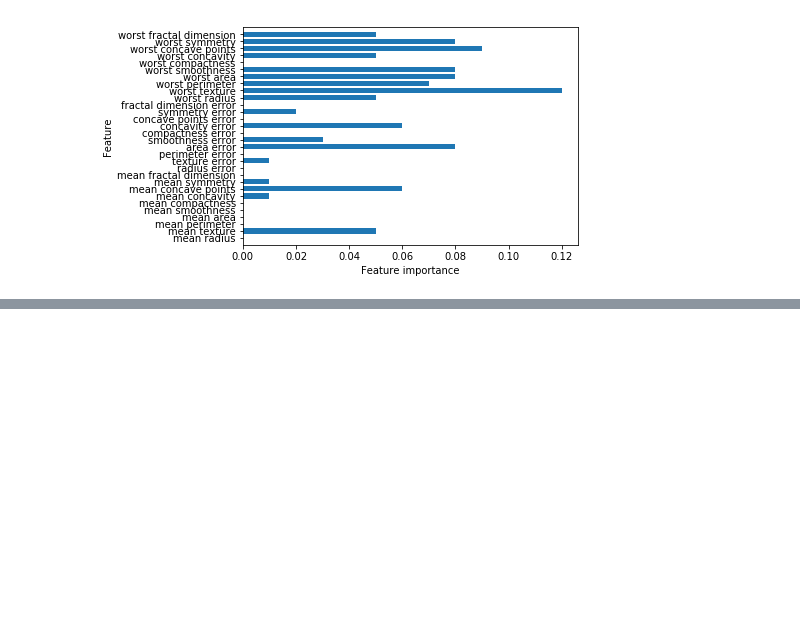
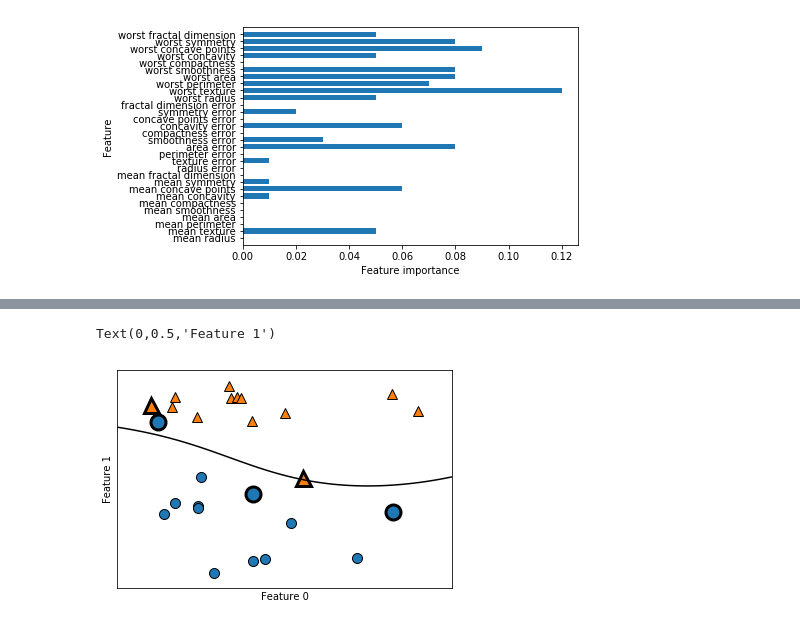
Before and after one commit to wkodate/ml, a Jupyter notebook: introduction_to_ml_with_python/2-supervised-learning.ipynb, the cells around one changed output, grey strips where cells are left out. Cells and saved outputs as stored; diff of their text form; code cells hidden in the pictures; blank space fills up the shorter version.

Commit message:
support vector machine

```diff
--- a/introduction_to_ml_with_python/2-supervised-learning.ipynb
+++ b/introduction_to_ml_with_python/2-supervised-learning.ipynb
@@ -640,0 +695,19 @@ Accuracy on test set(learning_rate=0.01): 0.965
+# %%
+#  SVMは2つのクラスの境界に位置するデータポイントで決定境界が決まる
+
+from sklearn.svm import SVC
+
+X, y = mglearn.tools.make_handcrafted_dataset()
+svm = SVC(kernel='rbf', C=10, gamma=0.1).fit(X, y)
+mglearn.plots.plot_2d_separator(svm, X, eps=.5)
+mglearn.discrete_scatter(X[:, 0], X[:, 1], y)
+# plot support vectors
+sv = svm.support_vectors_
+# class labels of support vectors are given by the sign of the dual coefficients
+sv_labels = svm.dual_coef_.ravel() > 0
+mglearn.discrete_scatter(sv[:, 0], sv[:, 1], sv_labels, s=15, markeredgewidth=3)
+plt.xlabel("Feature 0")
+plt.ylabel("Feature 1")
+# %% [output]
+Text(0,0.5,'Feature 1')
+[figure, added]
```
Also changed, not shown: parts of 5 cells of this notebook.
